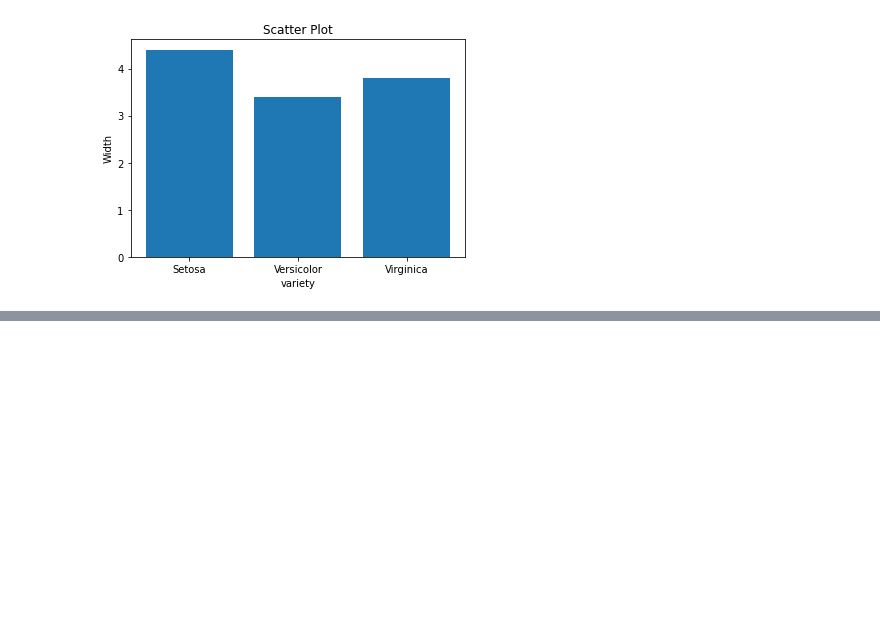
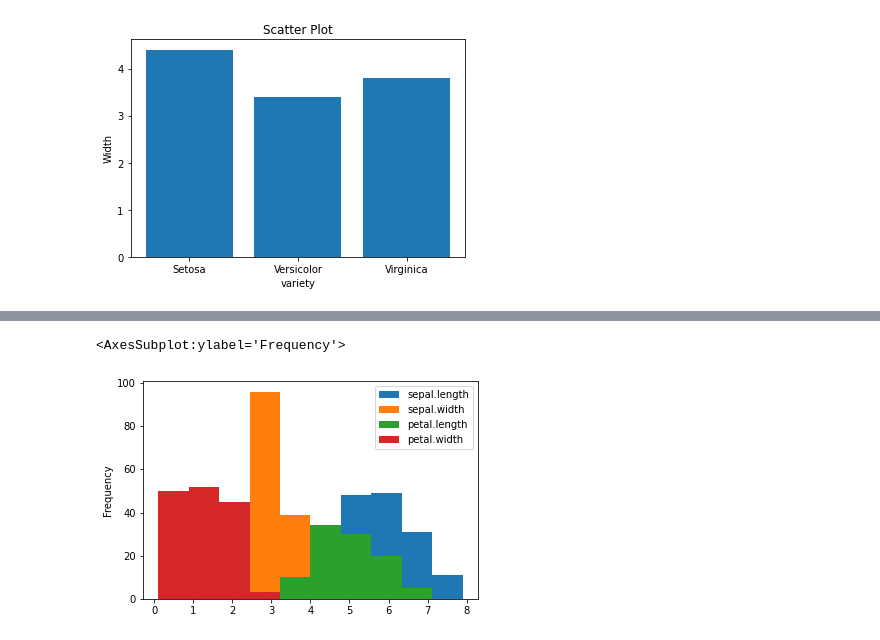
Before and after one commit to kabilan16/CloudLab, a Jupyter notebook: march24.ipynb, the cells around one changed output, grey strips where cells are left out. Cells and saved outputs as stored; diff of their text form; code cells hidden in the pictures; blank space fills up the shorter version.

```diff
--- a/march24.ipynb
+++ b/march24.ipynb
@@ -187,0 +193,5 @@ widthmean
+# %%
+data.plot.hist()
+# %% [output]
+<AxesSubplot:ylabel='Frequency'>
+[figure, added]
```
Also changed, not shown: parts of 8 cells of this notebook.
